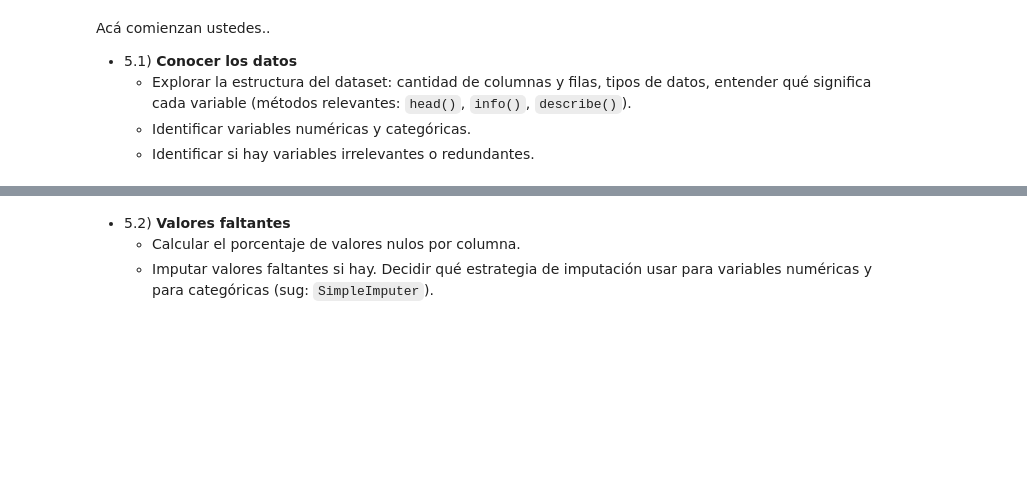
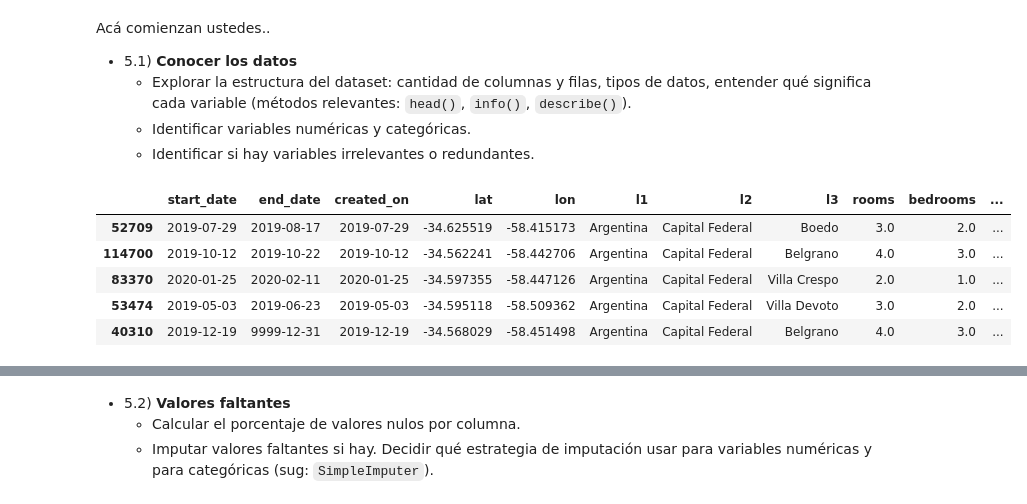
Before and after one commit to matigold22/TP-SIA, a Jupyter notebook: 2026_Consigna_TP1.ipynb, the cells around one changed output, grey strips where cells are left out. Cells and saved outputs as stored; diff of their text form; code cells hidden in the pictures; blank space fills up the shorter version.

```diff
--- a/2026_Consigna_TP1.ipynb
+++ b/2026_Consigna_TP1.ipynb
@@ -158,3 +155,12 @@ Acá comienzan ustedes..
   - Explorar la estructura del dataset: cantidad de columnas y filas, tipos de datos, entender qué significa cada variable (métodos relevantes: `head()`, `info()`, `describe()`).
   - Identificar variables numéricas y categóricas.
   - Identificar si hay variables irrelevantes o redundantes.
+# %%
+X_train.head(5)
+# %% [output]
+|  | start_date | end_date | created_on | lat | lon | l1 | l2 | l3 | rooms | bedrooms | ... |
+| 52709 | 2019-07-29 | 2019-08-17 | 2019-07-29 | -34.625519 | -58.415173 | Argentina | Capital Federal | Boedo | 3.0 | 2.0 | ... |
+| 114700 | 2019-10-12 | 2019-10-22 | 2019-10-12 | -34.562241 | -58.442706 | Argentina | Capital Federal | Belgrano | 4.0 | 3.0 | ... |
+| 83370 | 2020-01-25 | 2020-02-11 | 2020-01-25 | -34.597355 | -58.447126 | Argentina | Capital Federal | Villa Crespo | 2.0 | 1.0 | ... |
+| 53474 | 2019-05-03 | 2019-06-23 | 2019-05-03 | -34.595118 | -58.509362 | Argentina | Capital Federal | Villa Devoto | 3.0 | 2.0 | ... |
+| 40310 | 2019-12-19 | 9999-12-31 | 2019-12-19 | -34.568029 | -58.451498 | Argentina | Capital Federal | Belgrano | 4.0 | 3.0 | ... |
```
Also changed, not shown: parts of 11 cells of this notebook.
